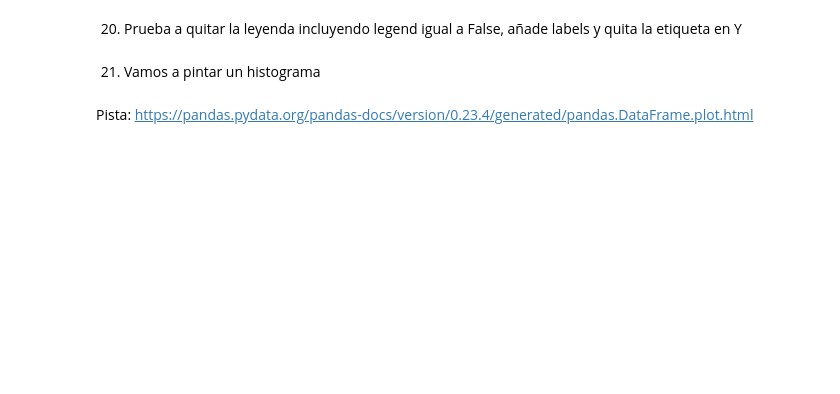
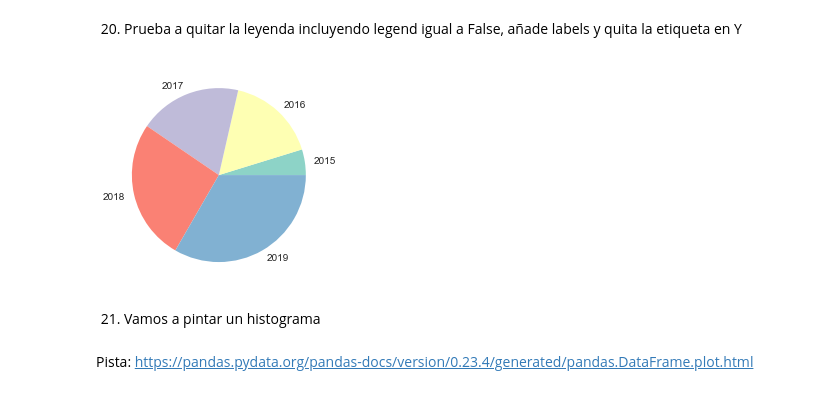
Before and after one commit to marcusRB/thebridge_ft_nov21, a Jupyter notebook: 2-EDA/3-Matplotlib/practica/ejercicios_Matplotlib.ipynb, the cells around one changed output. Cells and saved outputs as stored; diff of their text form; code cells hidden in the pictures; blank space fills up the shorter version.

```diff
--- a/2-EDA/3-Matplotlib/practica/ejercicios_Matplotlib.ipynb
+++ b/2-EDA/3-Matplotlib/practica/ejercicios_Matplotlib.ipynb
@@ -242,5 +273,10 @@ df.plot('columna X', 'columna Y', 'kind' = 'scatter)
 # %% [markdown]
 20. Prueba a quitar la leyenda incluyendo legend igual a False, añade labels y quita la etiqueta en Y
+# %%
+ax = df.plot("Year", "Sold_items_A", kind='pie', legend=False, labels=df["Year"]);
+ax.set_ylabel("");
+# %% [output]
+[figure, added]
 # %% [markdown]
 21. Vamos a pintar un histograma
 # %%
```
Also changed, not shown: parts of 10 cells of this notebook, 5 other files.
